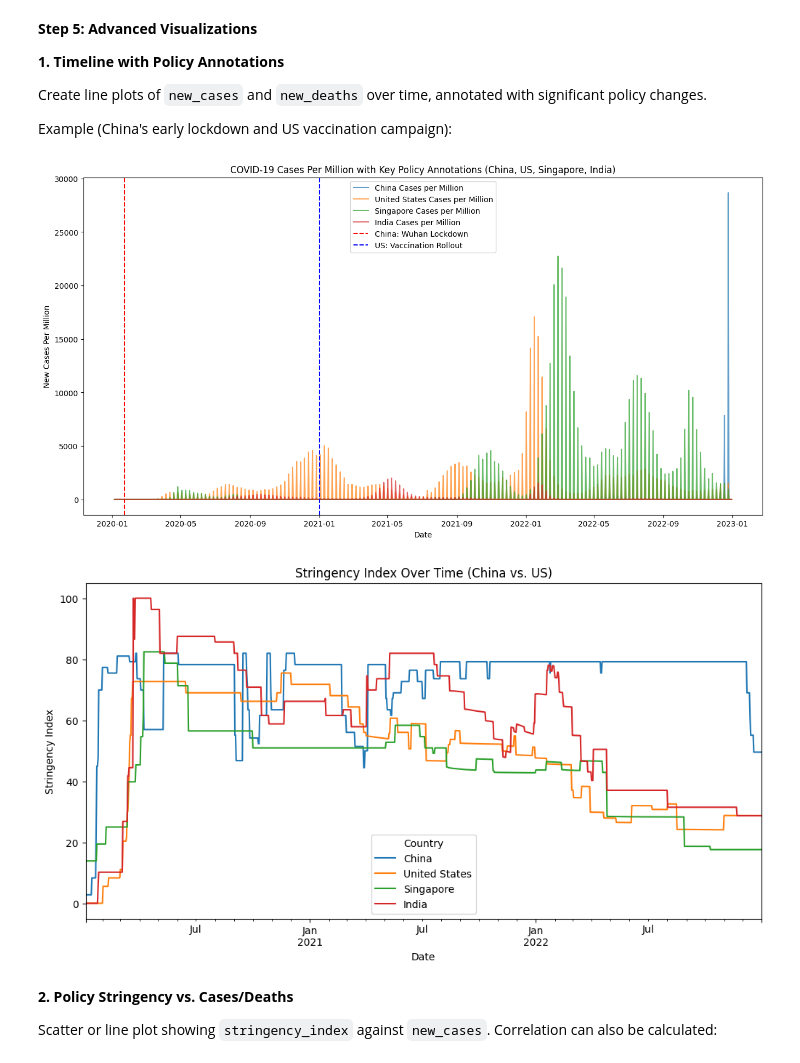
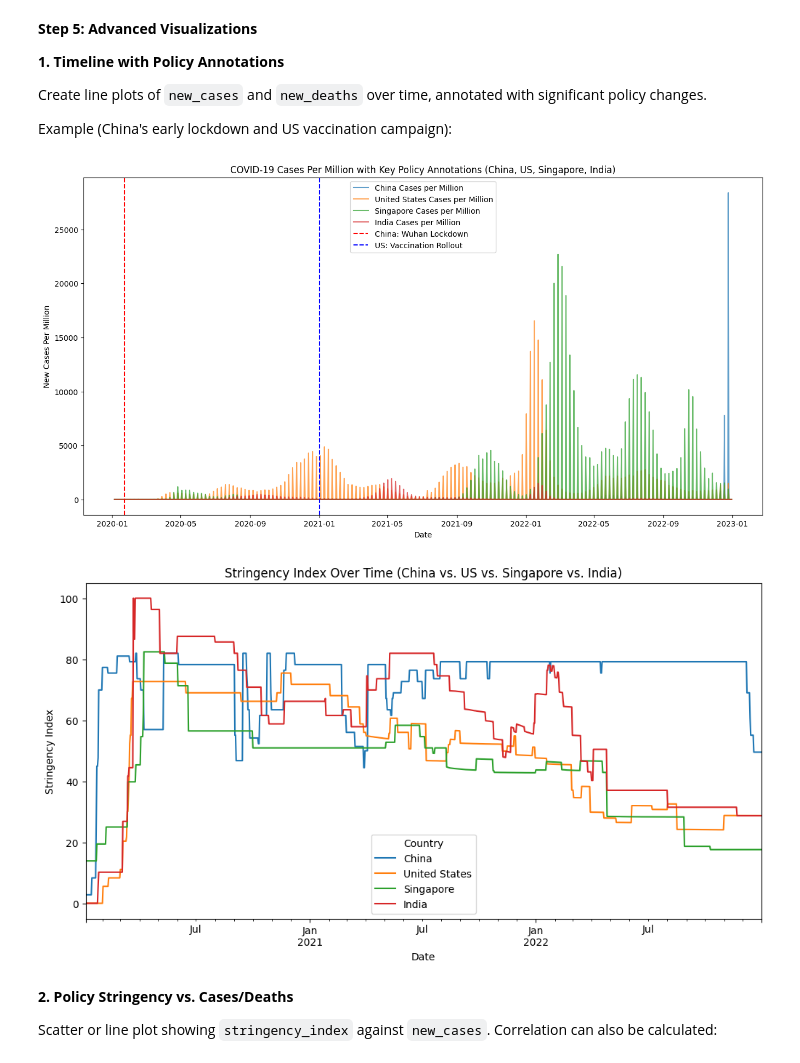
Before and after one commit to Kirigaya-Suguha/Final_Project_6, a Jupyter notebook: q1.ipynb, the cells around one changed output. Saved outputs shown, nothing was run; the diff lists cells and outputs as text; code cells hidden in the pictures.

```diff
--- a/q1.ipynb
+++ b/q1.ipynb
@@ -86,7 +96,7 @@ merged_data = pd.merge(merged_data, vaccination_data, on=["location", "date"], h
 
 # Focus on relevant columns
 merged_data = merged_data[
-    ["date", "location", "new_cases", "new_deaths", "stringency_index",
+    ["date", "location", "new_cases", "new_deaths", "new_cases_per_million", "new_deaths_per_million", "stringency_index",
      "total_vaccinations_per_hundred"]
 ]
 # %% [markdown]
@@ -98,38 +108,35 @@ Create line plots of `new_cases` and `new_deaths` over time, annotated with sign
 
 Example (China's early lockdown and US vaccination campaign):
 # %%
-# 更新人口数据字典
-population_data = {
-    "China": 1_411_778_000,  # 中国人口
-    "United States": 331_002_651,  # 美国人口
-    "Singapore": 5_637_000,  # 新加坡人口
-    "India": 1_366_417_754,  # 印度人口
-}
+import pandas as pd
+import matplotlib.pyplot as plt
 
-# 计算每百万人感染人数
-merged_data["new_cases_per_million"] = merged_data.apply(
-    lambda row: (row["new_cases"] / population_data[row["location"]]) * 1_000_000 if row["location"] in population_data else 0, axis=1
-)
+# 确保 'date' 列是 datetime 类型
+merged_data['date'] = pd.to_datetime(merged_data['date'])
 
-plt.figure(figsize=(16, 8))
+# 设定需要比较的国家
+countries = ["China", "United States", "Singapore", "India"]
 
 # 绘制每百万人感染人数的曲线
-countries = ["China", "United States", "Singapore", "India"]
+plt.figure(figsize=(16, 8))
 for country in countries:
     subset = merged_data[merged_data["location"] == country]
     plt.plot(subset["date"], subset["new_cases_per_million"], label=f"{country} Cases per Million", alpha=0.7)
 
 # 标记关键政策
 plt.axvline(pd.Timestamp("2020-01-23"), color="red", linestyle="--", label="China: Wuhan Lockdown")
 plt.axvline(pd.Timestamp("2021-01-01"), color="blue", linestyle="--", label="US: Vaccination Rollout")
 
+# 添加标题和标签
 plt.title("COVID-19 Cases Per Million with Key Policy Annotations (China, US, Singapore, India)")
 plt.xlabel("Date")
 plt.ylabel("New Cases Per Million")
 plt.legend()
+
+# 显示图形
 plt.show()
 # %% [output]
-[figure, old version]
+[figure, new version]
 # %%
 import matplotlib.pyplot as plt
 
@@ -138,13 +145,13 @@ for country in countries:
     country_data = merged_data[merged_data["location"] == country].set_index("date")
     country_data["stringency_index"].plot(label=country, figsize=(12, 6))
 
-plt.title("Stringency Index Over Time (China vs. US)")
+plt.title("Stringency Index Over Time (China vs. US vs. Singapore vs. India)")
 plt.xlabel("Date")
 plt.ylabel("Stringency Index")
 plt.legend(title="Country")
 plt.show()
 # %% [output]
-[figure, old version]
+[figure, new version]
 # %% [markdown]
 **2. Policy Stringency vs. Cases/Deaths**
 
```
Also changed, not shown: parts of 8 cells of this notebook, 1 other file.
